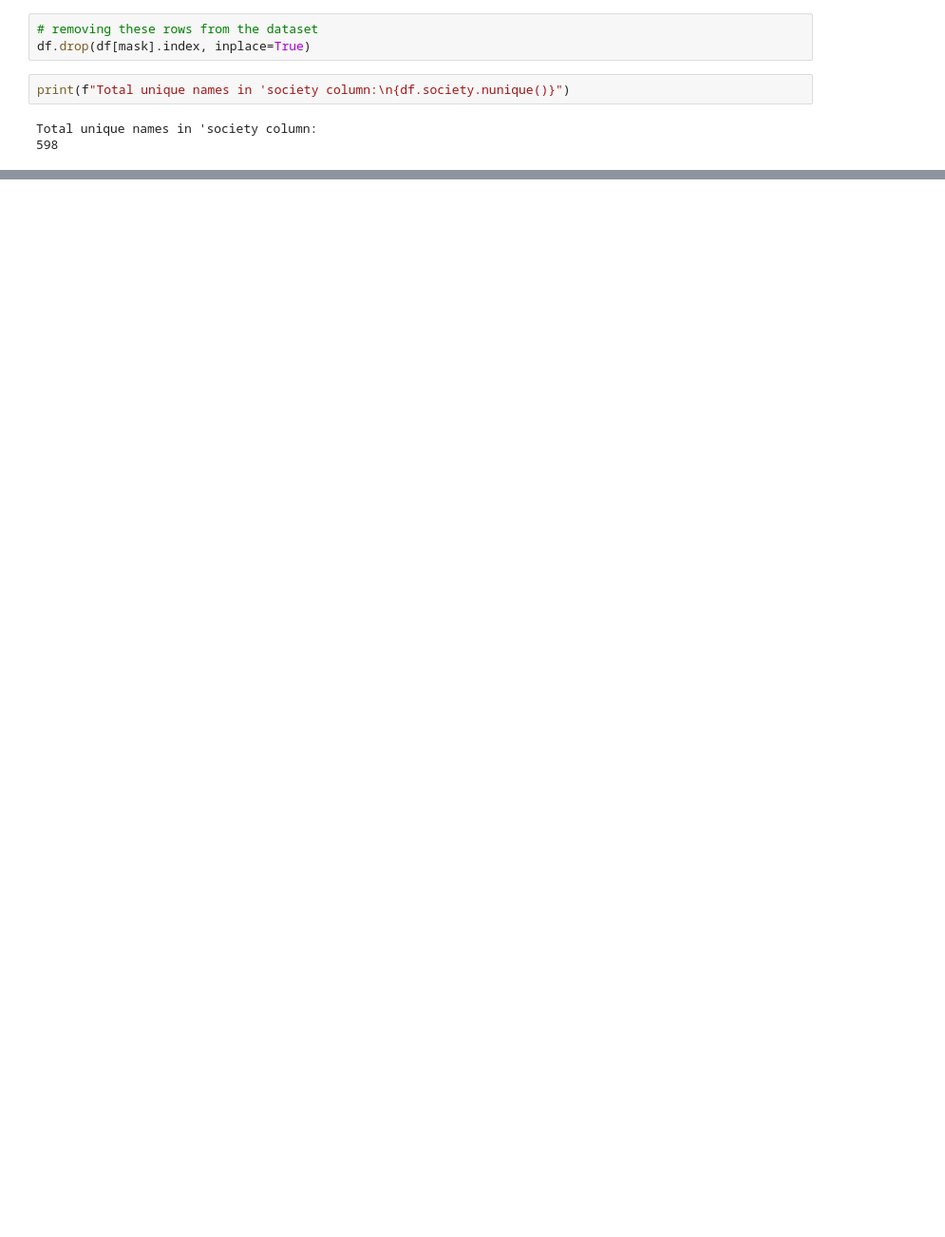
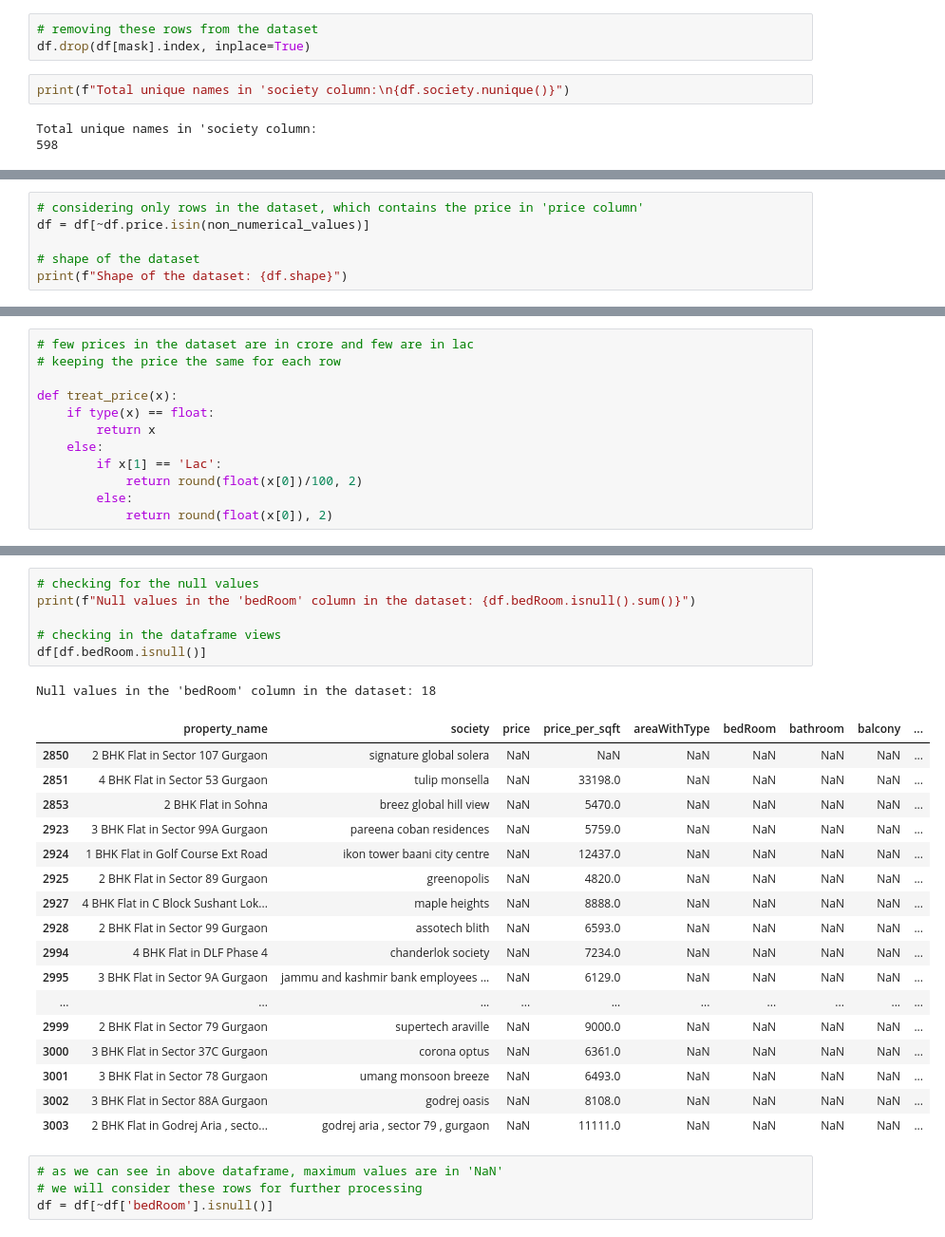
Before and after one commit to 07Sada/real-estate-property-price-predictor, a Jupyter notebook: notebooks/data-preprocessing.ipynb, the cells around one changed output, grey strips where cells are left out. Shown: that part at 95% size. Drawn from its saved outputs; the diff is of its cells as text; blank space fills up the shorter version.

```diff
--- a/notebooks/data-preprocessing.ipynb
+++ b/notebooks/data-preprocessing.ipynb
@@ -279,0 +336,6 @@ Total unique names in 'society column:
+# %%
+# considering only rows in the dataset, which contains the price in 'price column'
+df = df[~df.price.isin(non_numerical_values)]
+
+# shape of the dataset
+print(f"Shape of the dataset: {df.shape}")
@@ -279,0 +344,12 @@ Total unique names in 'society column:
+# %%
+# few prices in the dataset are in crore and few are in lac
+# keeping the price the same for each row
+
+def treat_price(x):
+    if type(x) == float:
+        return x
+    else:
+        if x[1] == 'Lac':
+            return round(float(x[0])/100, 2)
+        else:
+            return round(float(x[0]), 2)
@@ -279,0 +418,29 @@ Total unique names in 'society column:
+# %%
+# checking for the null values
+print(f"Null values in the 'bedRoom' column in the dataset: {df.bedRoom.isnull().sum()}")
+
+# checking in the dataframe views
+df[df.bedRoom.isnull()]
+# %% [output]
+Null values in the 'bedRoom' column in the dataset: 18
+|  | property_name | society | price | price_per_sqft | areaWithType | bedRoom | bathroom | balcony | ... |
+| 2850 | 2 BHK Flat in Sector 107 Gurgaon | signature global solera | NaN | NaN | NaN | NaN | NaN | NaN | ... |
+| 2851 | 4 BHK Flat in Sector 53 Gurgaon | tulip monsella | NaN | 33198.0 | NaN | NaN | NaN | NaN | ... |
+| 2853 | 2 BHK Flat in Sohna | breez global hill view | NaN | 5470.0 | NaN | NaN | NaN | NaN | ... |
+| 2923 | 3 BHK Flat in Sector 99A Gurgaon | pareena coban residences | NaN | 5759.0 | NaN | NaN | NaN | NaN | ... |
+| 2924 | 1 BHK Flat in Golf Course Ext Road | ikon tower baani city centre | NaN | 12437.0 | NaN | NaN | NaN | NaN | ... |
+| 2925 | 2 BHK Flat in Sector 89 Gurgaon | greenopolis | NaN | 4820.0 | NaN | NaN | NaN | NaN | ... |
+| 2927 | 4 BHK Flat in C Block Sushant Lok... | maple heights | NaN | 8888.0 | NaN | NaN | NaN | NaN | ... |
+| 2928 | 2 BHK Flat in Sector 99 Gurgaon | assotech blith | NaN | 6593.0 | NaN | NaN | NaN | NaN | ... |
+| 2994 | 4 BHK Flat in DLF Phase 4 | chanderlok society | NaN | 7234.0 | NaN | NaN | NaN | NaN | ... |
+| 2995 | 3 BHK Flat in Sector 9A Gurgaon | jammu and kashmir bank employees ... | NaN | 6129.0 | NaN | NaN | NaN | NaN | ... |
+| ... | ... | ... | ... | ... | ... | ... | ... | ... | ... |
+| 2999 | 2 BHK Flat in Sector 79 Gurgaon | supertech araville | NaN | 9000.0 | NaN | NaN | NaN | NaN | ... |
+| 3000 | 3 BHK Flat in Sector 37C Gurgaon | corona optus | NaN | 6361.0 | NaN | NaN | NaN | NaN | ... |
+| 3001 | 3 BHK Flat in Sector 78 Gurgaon | umang monsoon breeze | NaN | 6493.0 | NaN | NaN | NaN | NaN | ... |
+| 3002 | 3 BHK Flat in Sector 88A Gurgaon | godrej oasis | NaN | 8108.0 | NaN | NaN | NaN | NaN | ... |
+| 3003 | 2 BHK Flat in Godrej Aria , secto... | godrej aria , sector 79 , gurgaon | NaN | 11111.0 | NaN | NaN | NaN | NaN | ... |
+# %%
+# as we can see in above dataframe, maximum values are in 'NaN'
+# we will consider these rows for further processing
+df = df[~df['bedRoom'].isnull()]
```
Also changed, not shown: parts of 44 cells of this notebook, 3 other files.
